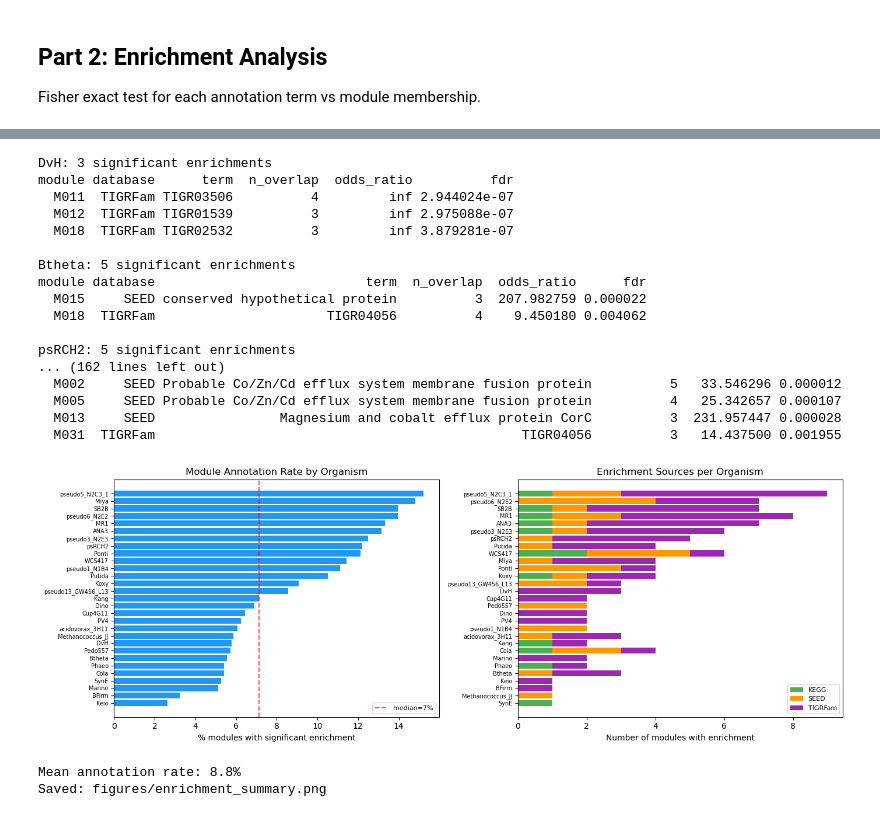
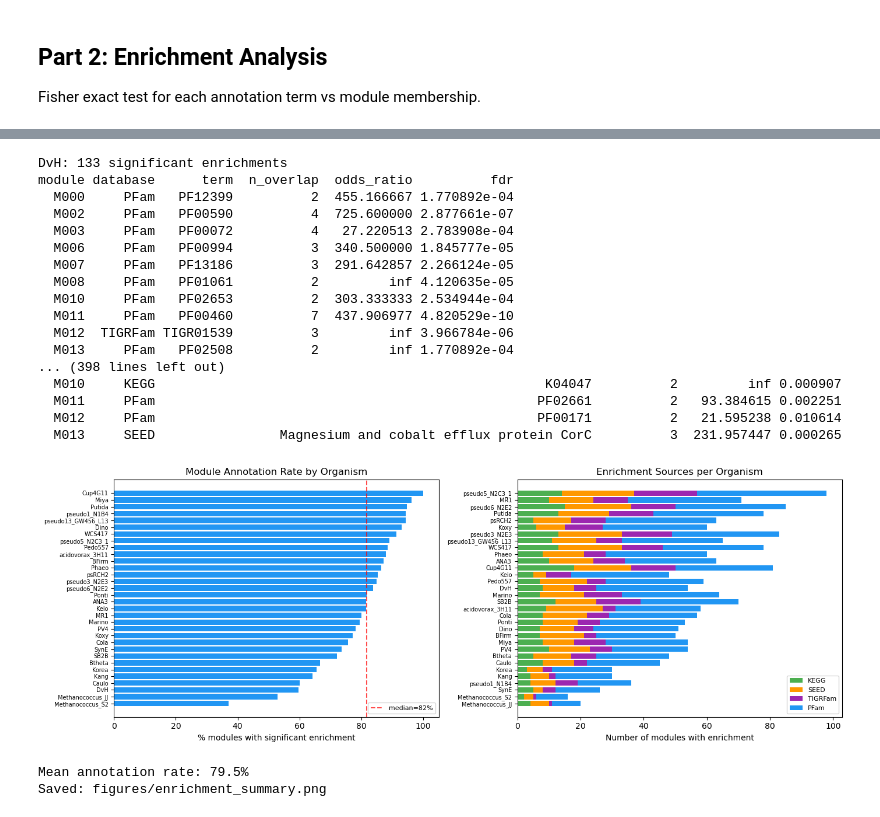
Before and after one commit to kbaseincubator/BERIL-research-observatory, a Jupyter notebook: projects/fitness_modules/notebooks/04_module_annotation.ipynb, the cells around one changed output, grey strips where cells are left out. Drawn from its saved outputs; the diff is of its cells as text; code cells hidden in the pictures.

```diff
--- a/projects/fitness_modules/notebooks/04_module_annotation.ipynb
+++ b/projects/fitness_modules/notebooks/04_module_annotation.ipynb
@@ -129,7 +129,7 @@ CACHED: Ponti phenotypes
 
 Fisher exact test for each annotation term vs module membership.
 # %%
-def enrichment_analysis(module_genes, all_genes, annotation_map, min_annotated=3):
+def enrichment_analysis(module_genes, all_genes, annotation_map, min_annotated=2):
     """Fisher exact test enrichment for a single module.
 
     Parameters
@@ -210,18 +210,24 @@ for org_id in pilot_ids:
         if len(seed) > 0:
             seed_map = seed.groupby('seed_desc')['locusId'].apply(
                 lambda x: set(x.astype(str))).to_dict()
-            # Only keep terms with 3+ genes
-            annotation_maps['SEED'] = {k: v for k, v in seed_map.items() if len(v) >= 3}
+            # Keep terms with 2+ genes
+            annotation_maps['SEED'] = {k: v for k, v in seed_map.items() if len(v) >= 2}
 
-    # Domains (TIGRFam)
+    # Domains (TIGRFam and PFam)
     domain_file = ANNOT_DIR / f'{org_id}_domains.csv'
     if domain_file.exists():
         domains = pd.read_csv(domain_file)
+        domains['locusId'] = domains['locusId'].astype(str)
         tigr = domains[domains['domainDb'] == 'TIGRFam']
         if len(tigr) > 0:
             tigr_map = tigr.groupby('domainId')['locusId'].apply(
                 lambda x: set(x.astype(str))).to_dict()
             annotation_maps['TIGRFam'] = tigr_map
+        pfam = domains[domains['domainDb'] == 'PFam']
+        if len(pfam) > 0:
+            pfam_map = pfam.groupby('domainId')['locusId'].apply(
+                lambda x: set(x.astype(str))).to_dict()
+            annotation_maps['PFam'] = pfam_map
 
     # Run enrichment for each module
     all_results = []
@@ -312,23 +318,23 @@ for org_id in pilot_ids:
     if len(top) > 0:
         print(top[['module', 'database', 'term', 'n_overlap', 'odds_ratio', 'fdr']].head(10).to_string(index=False))
 # %% [output]
-DvH: 3 significant enrichments
+DvH: 133 significant enrichments
 module database      term  n_overlap  odds_ratio          fdr
-  M011  TIGRFam TIGR03506          4         inf 2.944024e-07
-  M012  TIGRFam TIGR01539          3         inf 2.975088e-07
-  M018  TIGRFam TIGR02532          3         inf 3.879281e-07
-
-Btheta: 5 significant enrichments
-module database                           term  n_overlap  odds_ratio      fdr
-  M015     SEED conserved hypothetical protein          3  207.982759 0.000022
-  M018  TIGRFam                      TIGR04056          4    9.450180 0.004062
-
-psRCH2: 5 significant enrichments
-... (162 lines left out)
-  M002     SEED Probable Co/Zn/Cd efflux system membrane fusion protein          5   33.546296 0.000012
-  M005     SEED Probable Co/Zn/Cd efflux system membrane fusion protein          4   25.342657 0.000107
-  M013     SEED                Magnesium and cobalt efflux protein CorC          3  231.957447 0.000028
-  M031  TIGRFam                                               TIGR04056          3   14.437500 0.001955
+  M000     PFam   PF12399          2  455.166667 1.770892e-04
+  M002     PFam   PF00590          4  725.600000 2.877661e-07
+  M003     PFam   PF00072          4   27.220513 2.783908e-04
+  M006     PFam   PF00994          3  340.500000 1.845777e-05
+  M007     PFam   PF13186          3  291.642857 2.266124e-05
+  M008     PFam   PF01061          2         inf 4.120635e-05
+  M010     PFam   PF02653          2  303.333333 2.534944e-04
+  M011     PFam   PF00460          7  437.906977 4.820529e-10
+  M012  TIGRFam TIGR01539          3         inf 3.966784e-06
+  M013     PFam   PF02508          2         inf 1.770892e-04
+... (398 lines left out)
+  M010     KEGG                                                  K04047          2         inf 0.000907
+  M011     PFam                                                 PF02661          2   93.384615 0.002251
+  M012     PFam                                                 PF00171          2   21.595238 0.010614
+  M013     SEED                Magnesium and cobalt efflux protein CorC          3  231.957447 0.000265
 # %%
 import matplotlib.pyplot as plt
 
@@ -359,6 +365,7 @@ for org_id in pilot_ids:
         'n_kegg': db_counts.get('KEGG', 0),
         'n_seed': db_counts.get('SEED', 0),
         'n_tigrfam': db_counts.get('TIGRFam', 0),
+        'n_pfam': db_counts.get('PFam', 0),
     })
 
 stats_df = pd.DataFrame(enrich_stats)
@@ -372,33 +379,35 @@ ax.barh(range(len(stats_df_sorted)), stats_df_sorted['pct_annotated'], color='#2
 ax.set_yticks(range(len(stats_df_sorted)))
 ax.set_yticklabels(stats_df_sorted['orgId'], fontsize=7)
 ax.set_xlabel('% modules with significant enrichment')
 ax.set_title('Module Annotation Rate by Organism')
 ax.axvline(stats_df['pct_annotated'].median(), color='red', linestyle='--', alpha=0.7,
            label=f"median={stats_df['pct_annotated'].median():.0f}%")
 ax.legend(fontsize=8)
 
 # Right: annotation database breakdown (stacked bar)
 ax = axes[1]
 orgs = stats_df.sort_values('n_annotated', ascending=True)['orgId'].tolist()
 kegg_vals = [stats_df[stats_df['orgId']==o]['n_kegg'].values[0] for o in orgs]
 seed_vals = [stats_df[stats_df['orgId']==o]['n_seed'].values[0] for o in orgs]
 tigr_vals = [stats_df[stats_df['orgId']==o]['n_tigrfam'].values[0] for o in orgs]
+pfam_vals = [stats_df[stats_df['orgId']==o]['n_pfam'].values[0] for o in orgs]
 y = range(len(orgs))
 ax.barh(y, kegg_vals, label='KEGG', color='#4CAF50')
 ax.barh(y, seed_vals, left=kegg_vals, label='SEED', color='#FF9800')
 ax.barh(y, tigr_vals, left=[k+s for k,s in zip(kegg_vals, seed_vals)], label='TIGRFam', color='#9C27B0')
+ax.barh(y, pfam_vals, left=[k+s+t for k,s,t in zip(kegg_vals, seed_vals, tigr_vals)], label='PFam', color='#2196F3')
 ax.set_yticks(y)
 ax.set_yticklabels(orgs, fontsize=7)
 ax.set_xlabel('Number of modules with enrichment')
 ax.set_title('Enrichment Sources per Organism')
 ax.legend(fontsize=8)
 
 plt.tight_layout()
 plt.savefig(FIG_DIR / 'enrichment_summary.png', dpi=150, bbox_inches='tight')
 plt.show()
 print(f"Mean annotation rate: {stats_df['pct_annotated'].mean():.1f}%")
 print(f"Saved: figures/enrichment_summary.png")
 # %% [output]
-[figure, old version]
+[figure, new version]
-Mean annotation rate: 8.8%
+Mean annotation rate: 79.5%
 Saved: figures/enrichment_summary.png
```
Also changed, not shown: parts of 1 cell of this notebook, 8 other files.
